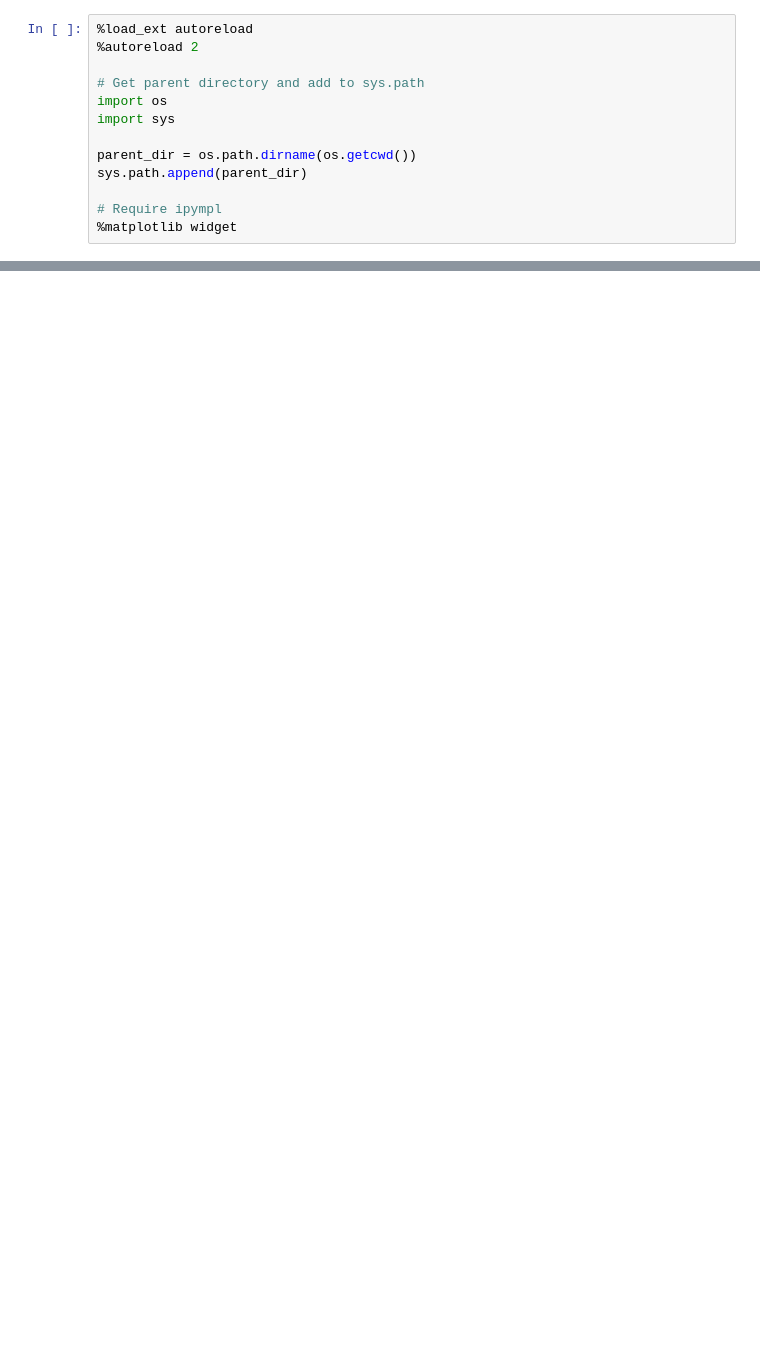
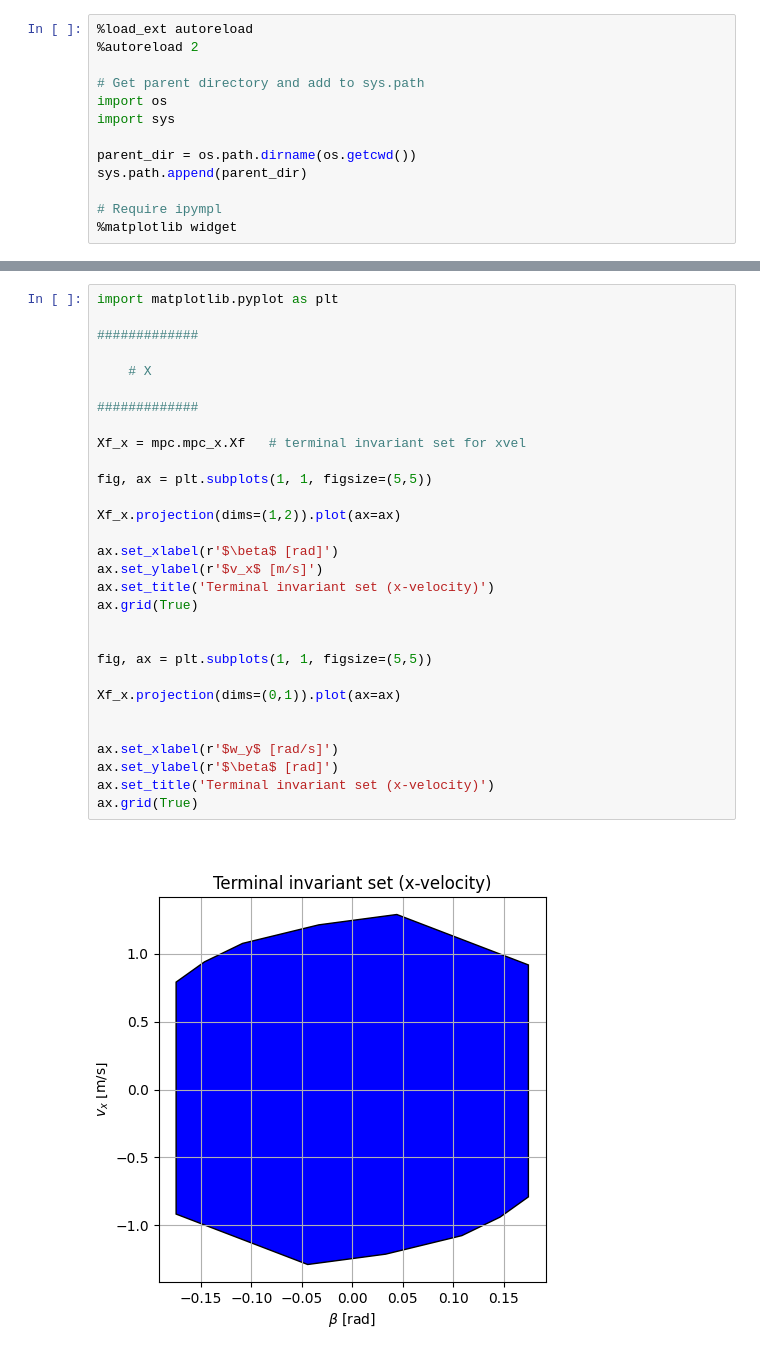
Before and after one commit to Maksymiliann/MPC-Project-EPFL, a Jupyter notebook: project/Deliverable_3_1/Deliverable_3_1.ipynb, the cells around one changed output, grey strips where cells are left out. Drawn from its saved outputs; the diff is of its cells as text; blank space fills up the shorter version.

```diff
--- a/project/Deliverable_3_1/Deliverable_3_1.ipynb
+++ b/project/Deliverable_3_1/Deliverable_3_1.ipynb
@@ -39,0 +282,32 @@ vis.animate(t_cl[:-1], x_cl[:, :-1], u_cl, T_ol=t_ol[..., :-1], X_ol=x_ol, U_ol=
+# %%
+import matplotlib.pyplot as plt
+
+#############
+
+    # X
+
+#############
+
+Xf_x = mpc.mpc_x.Xf   # terminal invariant set for xvel
+
+fig, ax = plt.subplots(1, 1, figsize=(5,5))
+
+Xf_x.projection(dims=(1,2)).plot(ax=ax)
+
+ax.set_xlabel(r'$\beta$ [rad]')
+ax.set_ylabel(r'$v_x$ [m/s]')
+ax.set_title('Terminal invariant set (x-velocity)')
+ax.grid(True)
+
+
+fig, ax = plt.subplots(1, 1, figsize=(5,5))
+
+Xf_x.projection(dims=(0,1)).plot(ax=ax)
+
+
+ax.set_xlabel(r'$w_y$ [rad/s]')
+ax.set_ylabel(r'$\beta$ [rad]')
+ax.set_title('Terminal invariant set (x-velocity)')
+ax.grid(True)
+# %% [output]
+[figure, added]
```
Also changed, not shown: parts of 13 cells of this notebook, 9 other files.
